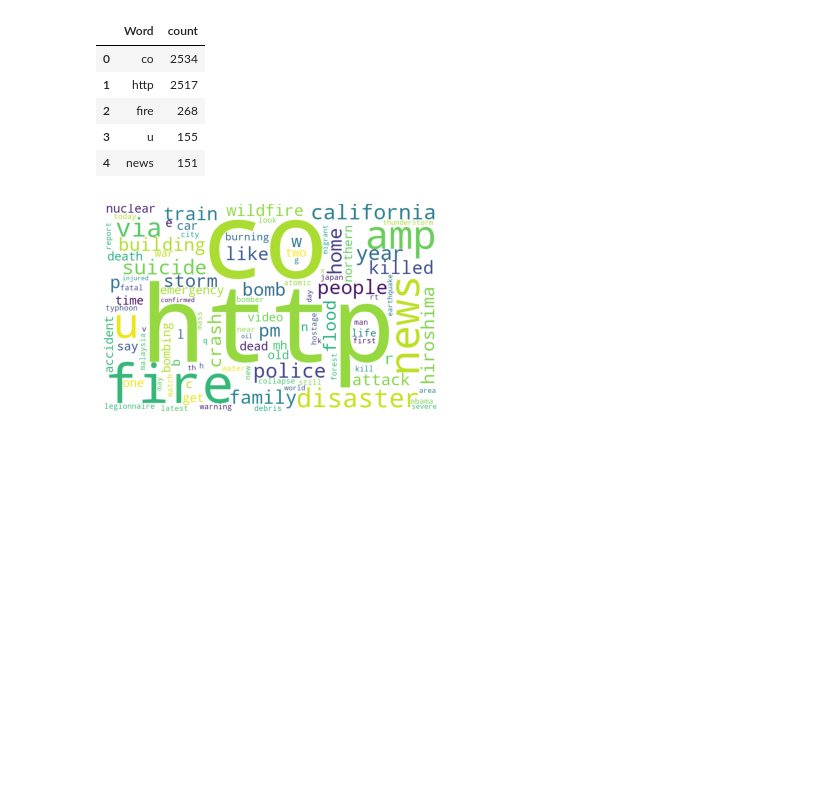
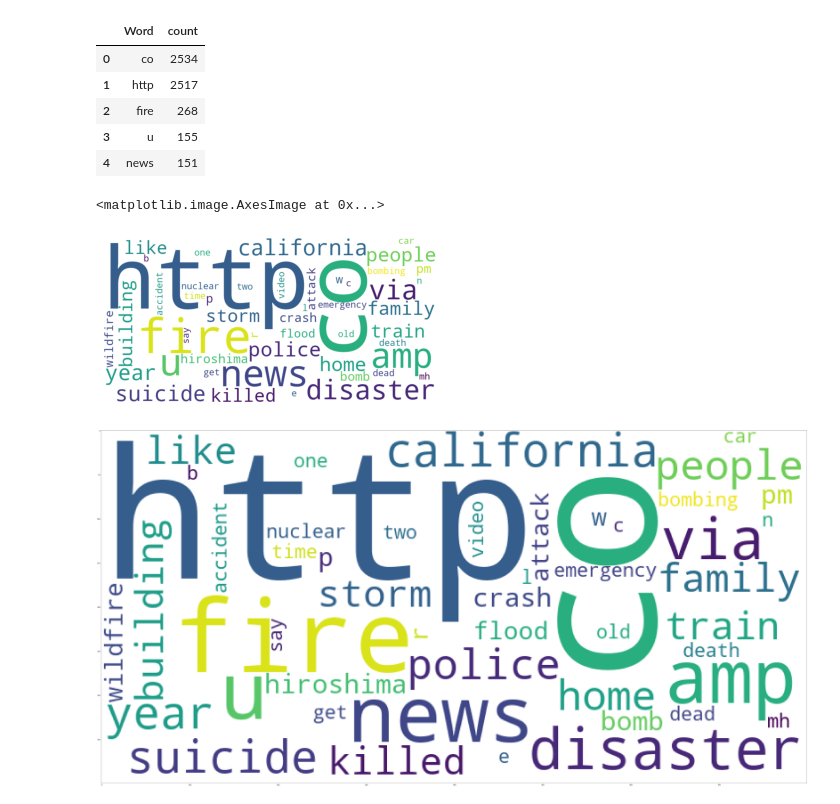
Before and after one commit to reejungkim/Natural-Language-Processing, a Jupyter notebook: Real or Not? NLP with Disaster Tweets.ipynb, the cells around one changed output. Drawn from its saved outputs; the diff is of its cells as text; code cells hidden in the pictures; blank space fills up the shorter version.

Commit message:
Edit image

```diff
--- a/Real or Not? NLP with Disaster Tweets.ipynb
+++ b/Real or Not? NLP with Disaster Tweets.ipynb
@@ -125,7 +125,7 @@ def common_words(df, col, n):
     common_words.columns =['Word','count']
     return common_words
 # %%
-disaster_common_words  = common_words(train.loc[train.target==1], 'text processed', 100)
+disaster_common_words  = common_words(train.loc[train.target==1], 'text processed', 50)
 disaster_common_words.head(5)
 # %% [output]
 |  | Word | count |
@@ -139,10 +139,14 @@ disaster_common_words.head(5)
 words = disaster_common_words.set_index("Word")['count'].to_dict()
 # %%
 from wordcloud import WordCloud
-wc = WordCloud(background_color='white', width=800, height=500)
+wc = WordCloud(background_color='white',width=800, height=400)
 wordcloud = wc.generate_from_frequencies(words)
 plt.imshow(wordcloud)
 plt.axis('off')
-plt.show()
+plt.figure( figsize=(80,70) )
+plt.imshow(wordcloud)
+#plt.show()
 # %% [output]
+<matplotlib.image.AxesImage at 0x...>
-[figure, old version]
+[figure, new version]
+[figure, added]
```
Also changed, not shown: parts of 1 cell of this notebook.
